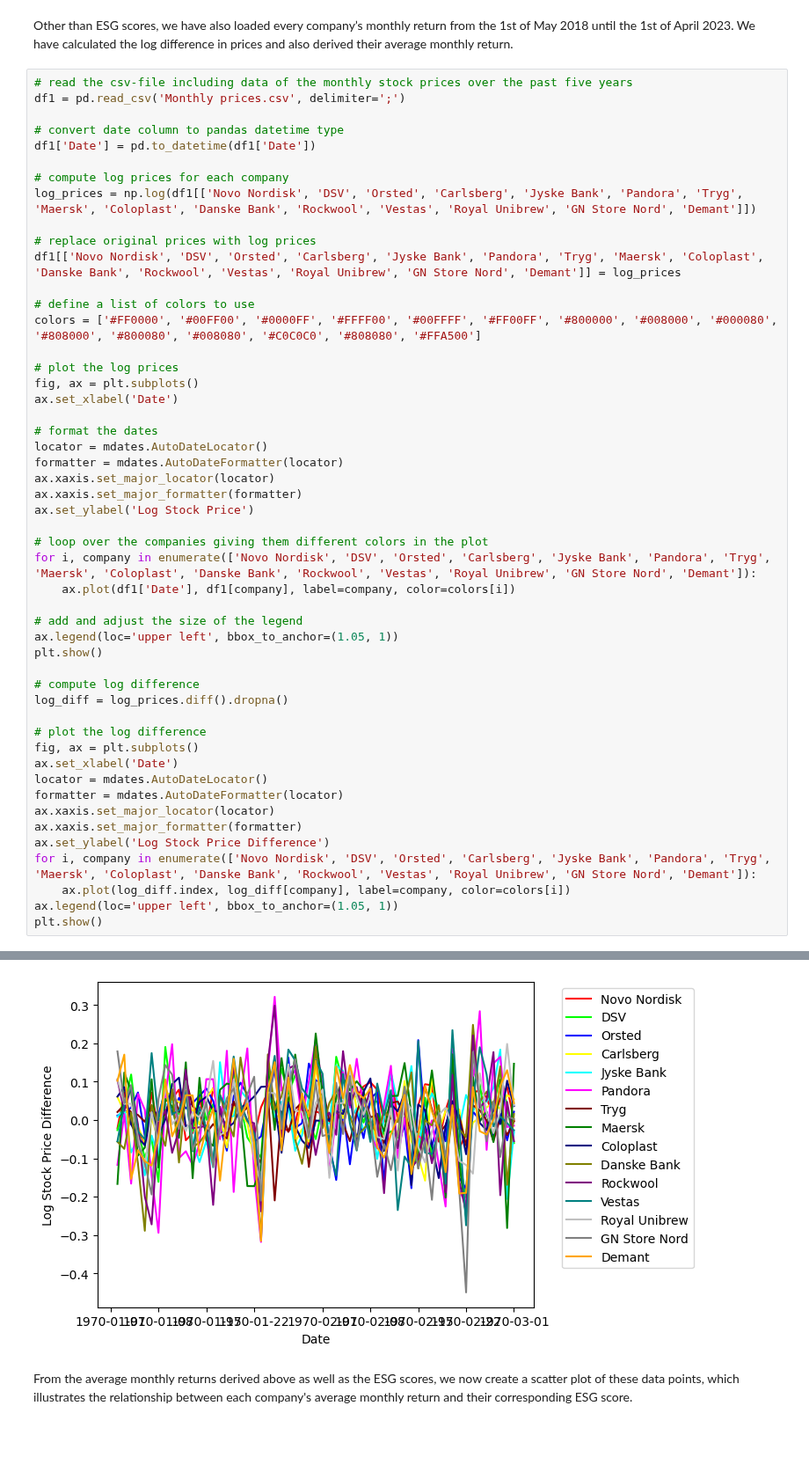
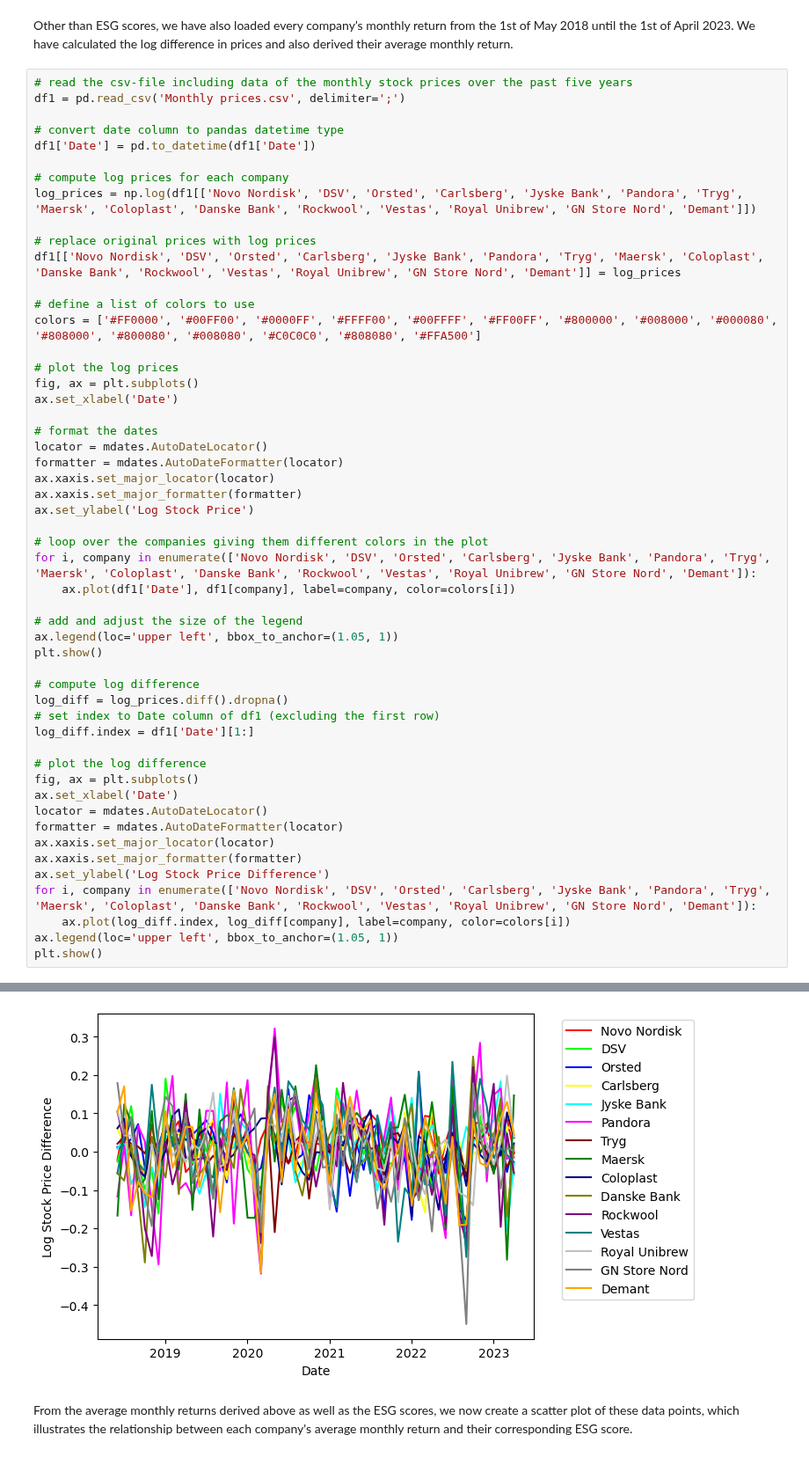
Before and after one commit to NumEconCopenhagen/projects-2023-mmj, a Jupyter notebook: dataproject/dataproject.ipynb, the cells around one changed output, grey strips where cells are left out. Shown at 88% size. Cells and saved outputs as stored; diff of their text form.

```diff
--- a/dataproject/dataproject.ipynb
+++ b/dataproject/dataproject.ipynb
@@ -73,34 +73,36 @@ locator = mdates.AutoDateLocator()
 formatter = mdates.AutoDateFormatter(locator)
 ax.xaxis.set_major_locator(locator)
 ax.xaxis.set_major_formatter(formatter)
 ax.set_ylabel('Log Stock Price')
 
 # loop over the companies giving them different colors in the plot
 for i, company in enumerate(['Novo Nordisk', 'DSV', 'Orsted', 'Carlsberg', 'Jyske Bank', 'Pandora', 'Tryg', 'Maersk', 'Coloplast', 'Danske Bank', 'Rockwool', 'Vestas', 'Royal Unibrew', 'GN Store Nord', 'Demant']):
     ax.plot(df1['Date'], df1[company], label=company, color=colors[i])
 
 # add and adjust the size of the legend
 ax.legend(loc='upper left', bbox_to_anchor=(1.05, 1))
 plt.show()
 
 # compute log difference
 log_diff = log_prices.diff().dropna()
+# set index to Date column of df1 (excluding the first row)
+log_diff.index = df1['Date'][1:]
 
 # plot the log difference
 fig, ax = plt.subplots()
 ax.set_xlabel('Date')
 locator = mdates.AutoDateLocator()
 formatter = mdates.AutoDateFormatter(locator)
 ax.xaxis.set_major_locator(locator)
 ax.xaxis.set_major_formatter(formatter)
 ax.set_ylabel('Log Stock Price Difference')
 for i, company in enumerate(['Novo Nordisk', 'DSV', 'Orsted', 'Carlsberg', 'Jyske Bank', 'Pandora', 'Tryg', 'Maersk', 'Coloplast', 'Danske Bank', 'Rockwool', 'Vestas', 'Royal Unibrew', 'GN Store Nord', 'Demant']):
     ax.plot(log_diff.index, log_diff[company], label=company, color=colors[i])
 ax.legend(loc='upper left', bbox_to_anchor=(1.05, 1))
 plt.show()
 # %% [output]
 [figure]
-[figure, old version]
+[figure, new version]
 # %% [markdown]
 From the average monthly returns derived above as well as the ESG scores, we now create a scatter plot of these data points, which illustrates the relationship between each company's average monthly return and their corresponding ESG score.
 # %%
```
